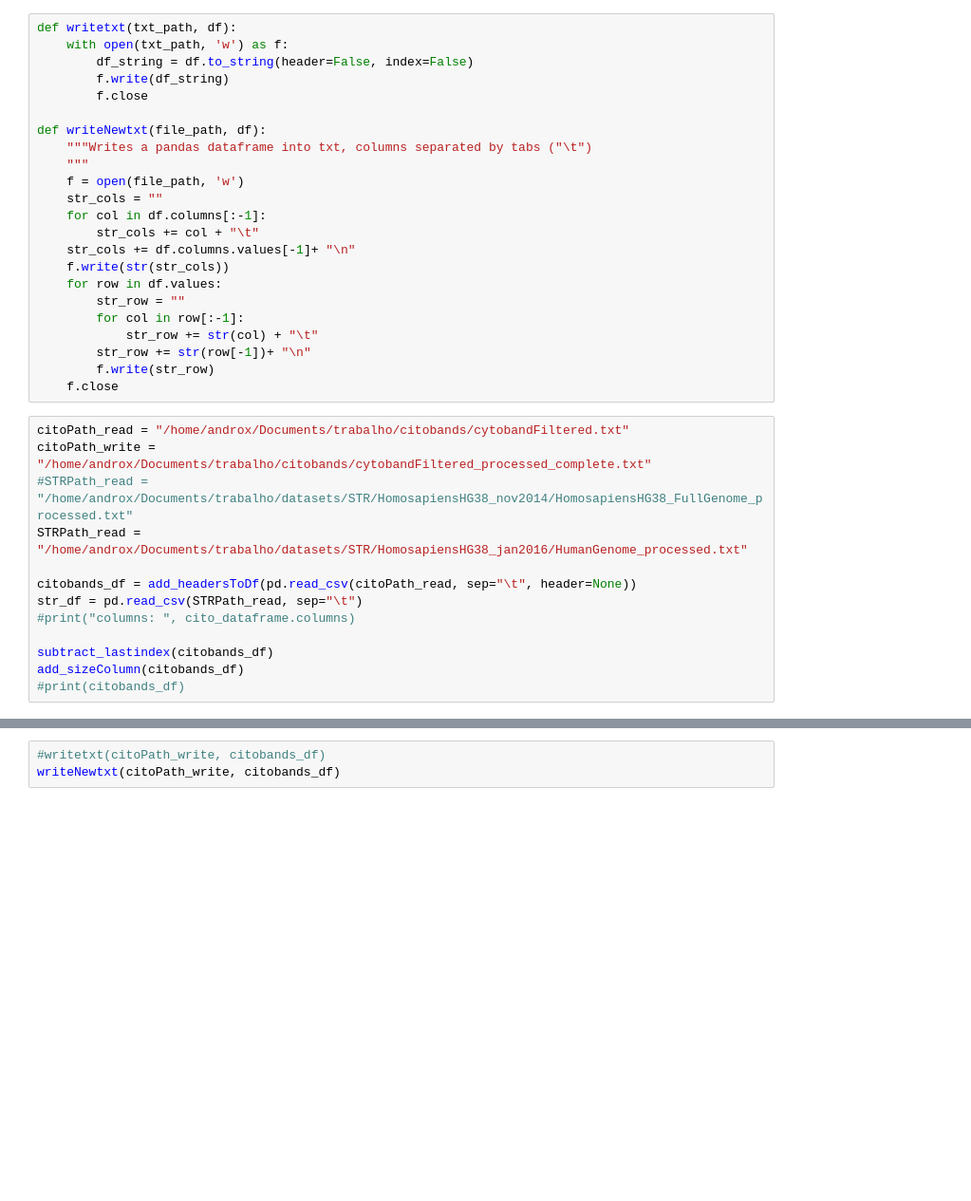
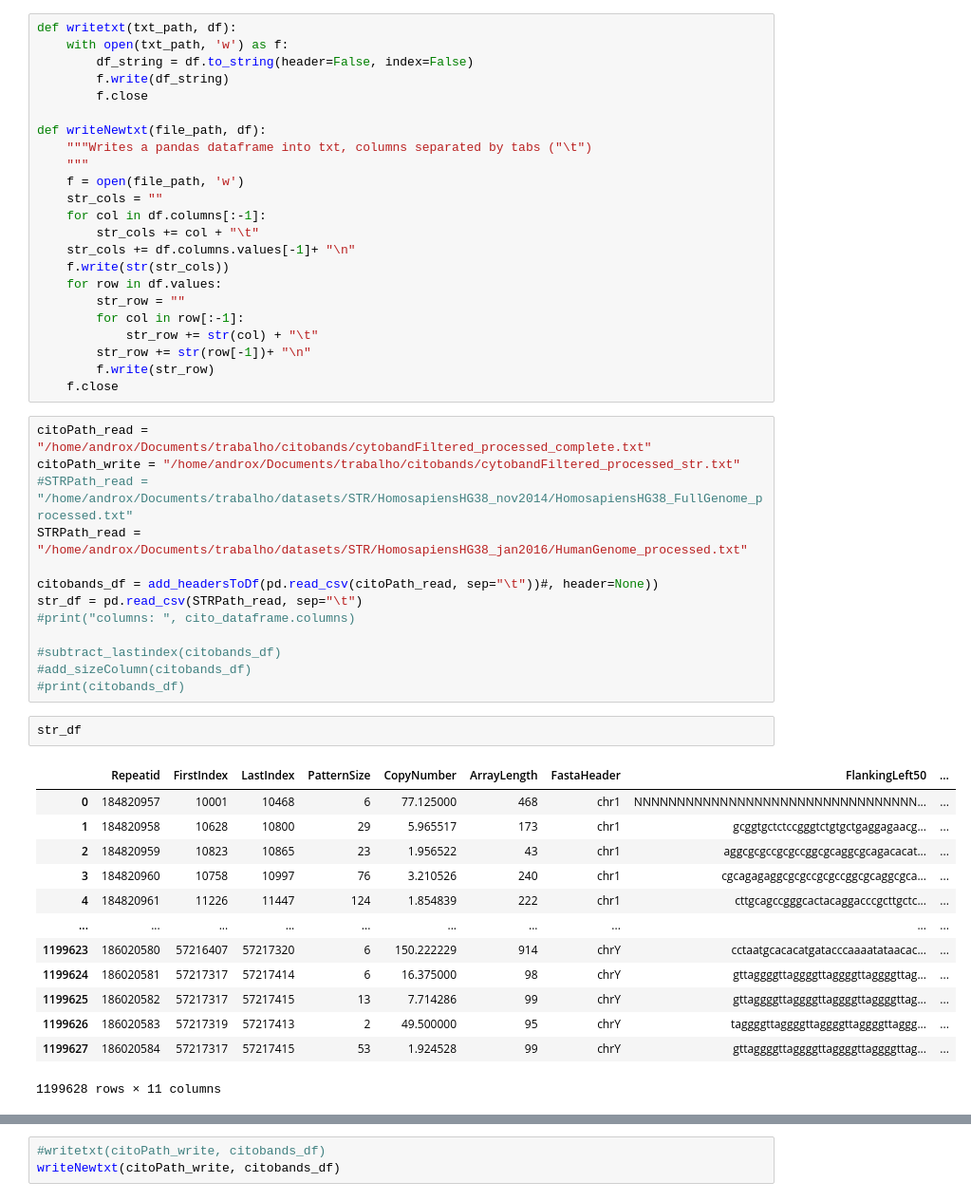
Before and after one commit to AndreSantos2000/A_map_of_privacy-sensitivity_in_human_genomes, a Jupyter notebook: jupyter_scripts/cytobands/cytobands_dataTreatment.ipynb, the cells around one changed output, grey strips where cells are left out. Shown at 95% size. Cells and saved outputs as stored; diff of their text form; blank space fills up the shorter version.

```diff
--- a/jupyter_scripts/cytobands/cytobands_dataTreatment.ipynb
+++ b/jupyter_scripts/cytobands/cytobands_dataTreatment.ipynb
@@ -92,16 +82,32 @@ def writeNewtxt(file_path, df):
         f.write(str_row)
     f.close
 # %%
-citoPath_read = "/home/androx/Documents/trabalho/citobands/cytobandFiltered.txt"
-citoPath_write = "/home/androx/Documents/trabalho/citobands/cytobandFiltered_processed_complete.txt"
+citoPath_read = "/home/androx/Documents/trabalho/citobands/cytobandFiltered_processed_complete.txt"
+citoPath_write = "/home/androx/Documents/trabalho/citobands/cytobandFiltered_processed_str.txt"
 #STRPath_read = "/home/androx/Documents/trabalho/datasets/STR/HomosapiensHG38_nov2014/HomosapiensHG38_FullGenome_processed.txt"
 STRPath_read = "/home/androx/Documents/trabalho/datasets/STR/HomosapiensHG38_jan2016/HumanGenome_processed.txt"
 
-citobands_df = add_headersToDf(pd.read_csv(citoPath_read, sep="\t", header=None))
+citobands_df = add_headersToDf(pd.read_csv(citoPath_read, sep="\t"))#, header=None))
 str_df = pd.read_csv(STRPath_read, sep="\t")
 #print("columns: ", cito_dataframe.columns)
 
-subtract_lastindex(citobands_df)
-add_sizeColumn(citobands_df)
+#subtract_lastindex(citobands_df)
+#add_sizeColumn(citobands_df)
 #print(citobands_df)
+# %%
+str_df
+# %% [output]
+|  | Repeatid | FirstIndex | LastIndex | PatternSize | CopyNumber | ArrayLength | FastaHeader | FlankingLeft50 | ... |
+| 0 | 184820957 | 10001 | 10468 | 6 | 77.125000 | 468 | chr1 | NNNNNNNNNNNNNNNNNNNNNNNNNNNNNNNNN... | ... |
+| 1 | 184820958 | 10628 | 10800 | 29 | 5.965517 | 173 | chr1 | gcggtgctctccgggtctgtgctgaggagaacg... | ... |
+| 2 | 184820959 | 10823 | 10865 | 23 | 1.956522 | 43 | chr1 | aggcgcgccgcgccggcgcaggcgcagacacat... | ... |
+| 3 | 184820960 | 10758 | 10997 | 76 | 3.210526 | 240 | chr1 | cgcagagaggcgcgccgcgccggcgcaggcgca... | ... |
+| 4 | 184820961 | 11226 | 11447 | 124 | 1.854839 | 222 | chr1 | cttgcagccgggcactacaggacccgcttgctc... | ... |
+| ... | ... | ... | ... | ... | ... | ... | ... | ... | ... |
+| 1199623 | 186020580 | 57216407 | 57217320 | 6 | 150.222229 | 914 | chrY | cctaatgcacacatgatacccaaaatataacac... | ... |
+| 1199624 | 186020581 | 57217317 | 57217414 | 6 | 16.375000 | 98 | chrY | gttaggggttaggggttaggggttaggggttag... | ... |
+| 1199625 | 186020582 | 57217317 | 57217415 | 13 | 7.714286 | 99 | chrY | gttaggggttaggggttaggggttaggggttag... | ... |
+| 1199626 | 186020583 | 57217319 | 57217413 | 2 | 49.500000 | 95 | chrY | taggggttaggggttaggggttaggggttaggg... | ... |
+| 1199627 | 186020584 | 57217317 | 57217415 | 53 | 1.924528 | 99 | chrY | gttaggggttaggggttaggggttaggggttag... | ... |
+1199628 rows × 11 columns
 # %%
```
Also changed, not shown: parts of 2 cells of this notebook, 16 other files.
